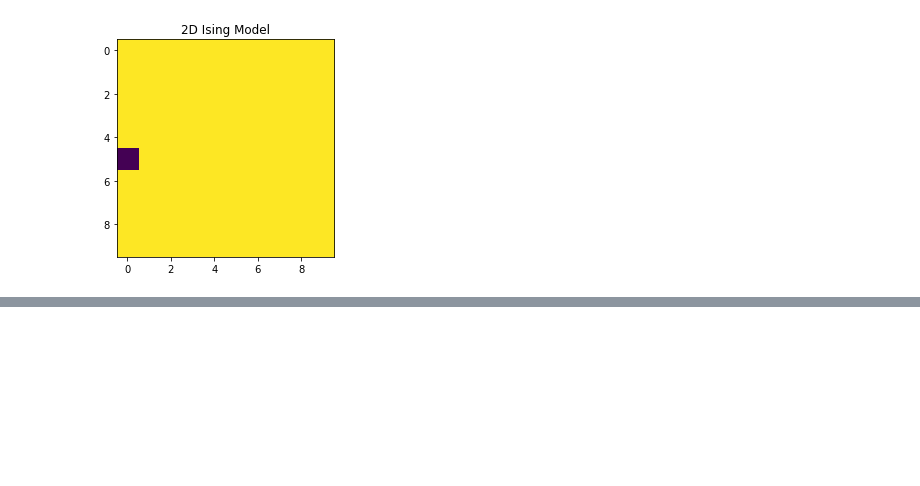
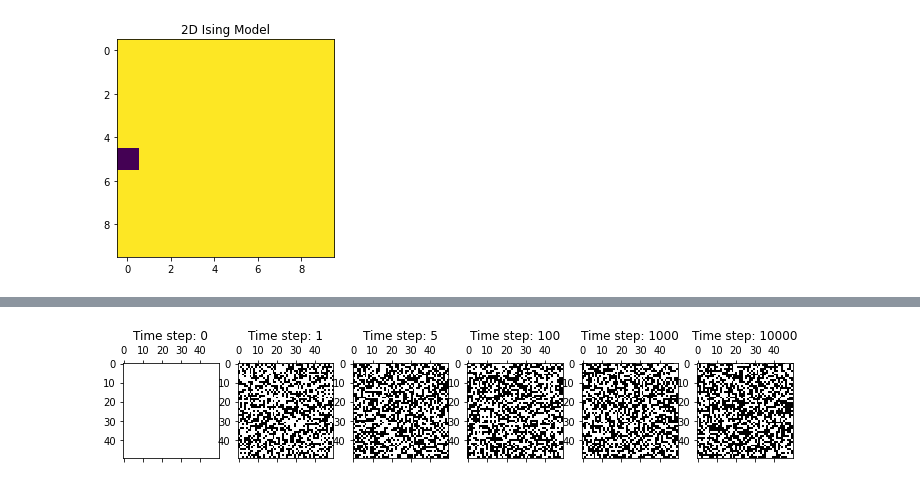
Before and after one commit to hsuchungchuan/Part-II-Computational-Physics, a Jupyter notebook: Exercise3_IsingModel.ipynb, the cells around one changed output, grey strips where cells are left out. Cells and saved outputs as stored; diff of their text form; code cells hidden in the pictures; blank space fills up the shorter version.

```diff
--- a/Exercise3_IsingModel.ipynb
+++ b/Exercise3_IsingModel.ipynb
@@ -156,0 +226,15 @@ plt.show()
+# %%
+time_steps_value = [1, 5, 100]
+
+def evolve_and_plot(w, type, betaJ, betamuH, time_steps_value):
+    fig, ax = plt.subplots(1, len(time_steps_value), figsize=(12, 4))
+
+    for i in range(len(time_steps_value)):
+        time_steps = time_steps_value[i]
+        lattice = metropolis_hastings_simulation(w, type, time_steps, betaJ, betamuH)
+        ax[i].matshow(lattice, cmap='gray', interpolation='nearest',vmin=-1, vmax=1)
+        ax[i].set_title('Time step: ' + str(time_steps))
+# %%
+evolve_and_plot(w=50,type='spinup',betaJ=0,betamuH=0,time_steps_value=[0,1,5,100,1000,10000])
+# %% [output]
+[figure, added]
```
Also changed, not shown: parts of 18 cells of this notebook, 3 other files.
